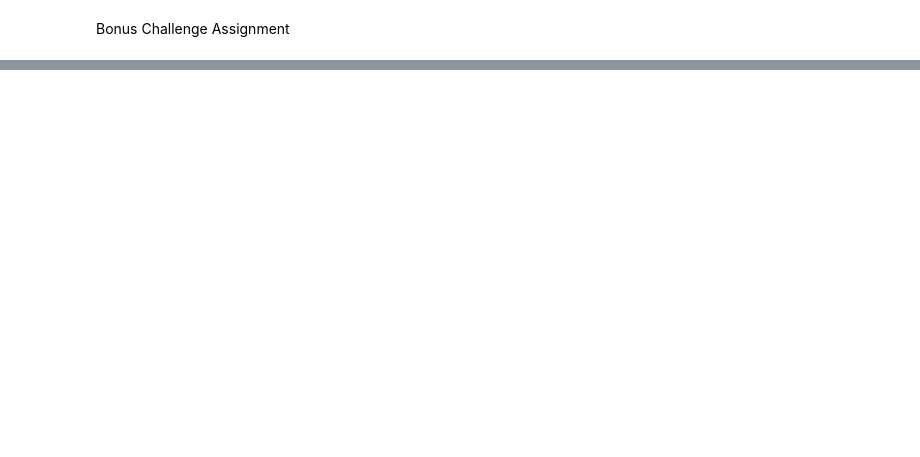
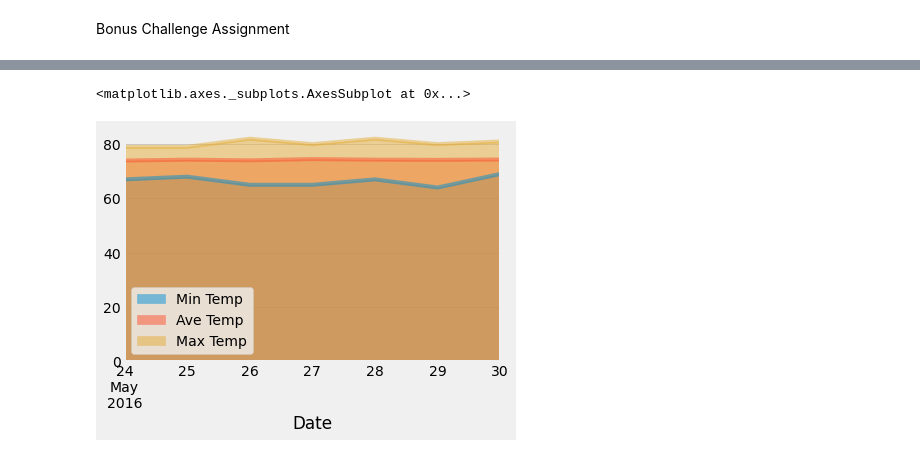
Before and after one commit to MellyB5/sqlalchemy_challenge, a Jupyter notebook: climate.ipynb, the cells around one changed output, grey strips where cells are left out. Cells and saved outputs as stored; diff of their text form; code cells hidden in the pictures; blank space fills up the shorter version.

```diff
--- a/climate.ipynb
+++ b/climate.ipynb
@@ -111,9 +257,16 @@ daily_normals("01-01")
 # push each tuple of calculations into a list called `normals`
 
 # Set the start and end date of the trip
+trip_start_date = dt.date(2016,5,24)
+trip_end_date = dt.date(2016,5,30)
+# Use the start and end date to create a range of dates
+date_range = pd.date_range(trip_start_date, trip_end_date)
+# Stip off the year and save a list of %m-%d strings
+# dates = [func.strftime("%m-%d") for date in date_range]
+dates = ["-".join(str(x).split(" ")[0].split("-")[1:3]) for x in date_range]
 
-# Use the start and end date to create a range of dates
-
-# Stip off the year and save a list of %m-%d strings
 
 # Loop through the list of %m-%d strings and calculate the normals for each date
+daily_normal = [daily_normals(date)[0] for date in dates]
+print(daily_normal)
+# print([str(date) for date in date_range])
@@ -120,2 +275,6 @@ daily_normals("01-01")
 # %%
 # Load the previous query results into a Pandas DataFrame and add the `trip_dates` range as the `date` index
+daily_normal_df = pd.DataFrame(daily_normal, columns=["Min Temp", "Ave Temp", "Max Temp"],
+        index=date_range)
+daily_normal_df.index.name = "Date"
+daily_normal_df
@@ -122,2 +291,6 @@ daily_normals("01-01")
 # %%
 # Plot the daily normals as an area plot with `stacked=False`
+daily_normal_df.plot.area(stacked=False)
+# %% [output]
+<matplotlib.axes._subplots.AxesSubplot at 0x...>
+[figure, added]
```
Also changed, not shown: parts of 19 cells of this notebook, 4 other files.
